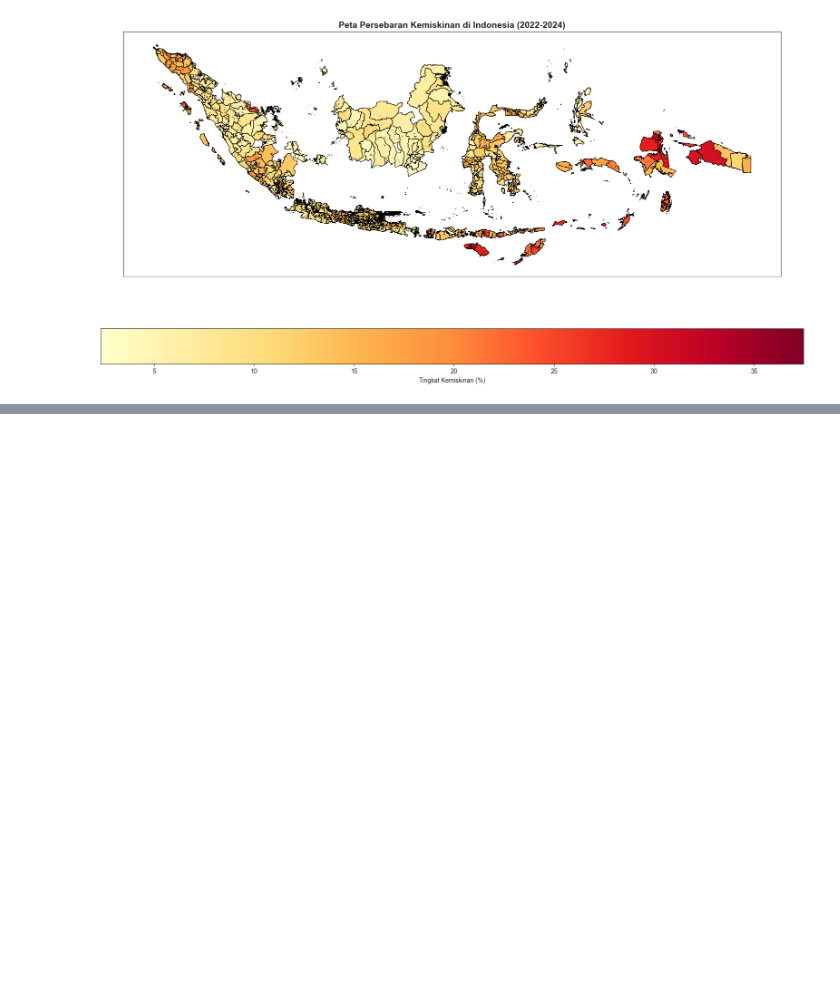
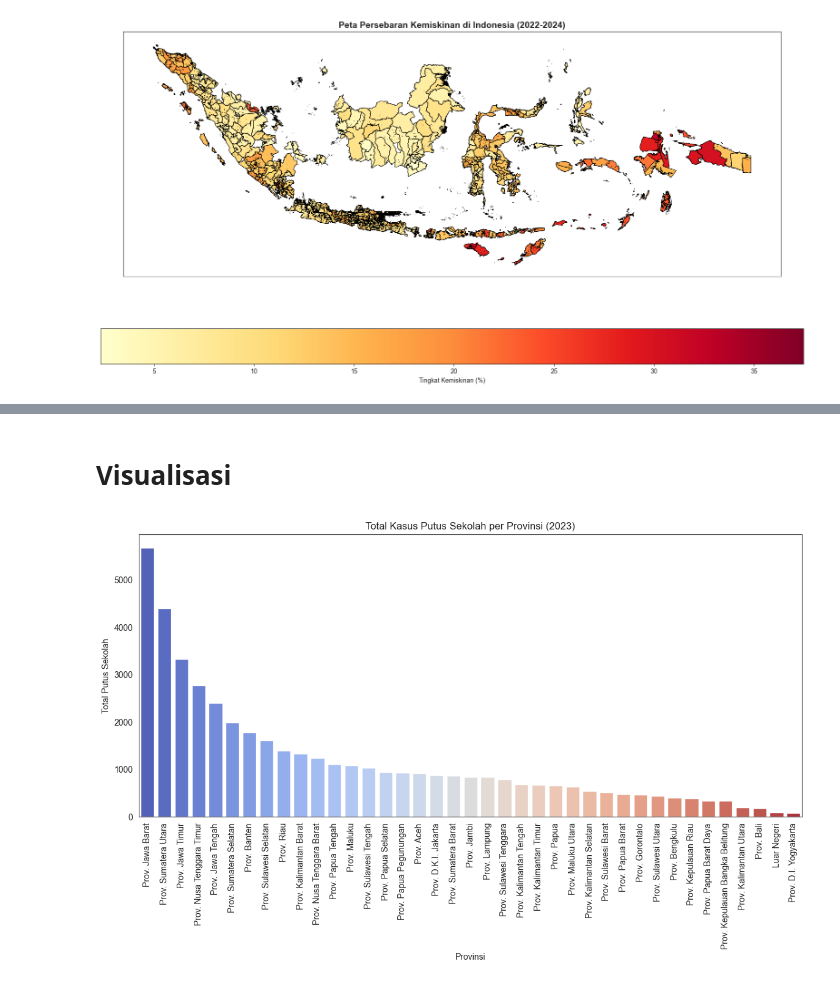
Before and after one commit to Ryanakml/ANALISIS-DAN-VISUALISASI-DATA-KEMISKINAN-INDONESIA-2022-2024, a Jupyter notebook: Persebaran Angka Kemiskinan Indonesia 2024.ipynb, the cells around one changed output, grey strips where cells are left out. Drawn from its saved outputs; the diff is of its cells as text; code cells hidden in the pictures; blank space fills up the shorter version.

```diff
--- a/Persebaran Angka Kemiskinan Indonesia 2024.ipynb
+++ b/Persebaran Angka Kemiskinan Indonesia 2024.ipynb
@@ -208,0 +418,4 @@ plt.show()
+# %%
+putus_sekolah_2023 = pd.read_csv('Putus Sekolah per Provinsi 2023.csv')
+
+putus_sekolah_2023.head()
@@ -208,0 +448,4 @@ plt.show()
+# %%
+putus_sekolah_2023 = putus_sekolah_2023[['Provinsi', 'Jumlah']]
+
+putus_sekolah_2023
@@ -208,0 +466,4 @@ plt.show()
+# %%
+putus_sekolah_2023 = putus_sekolah_2023.groupby("Provinsi", as_index=False).agg({"Jumlah": ["sum", "mean"]})
+
+putus_sekolah_2023.columns = ["Provinsi", "Total Putus Sekolah", "Total"]
@@ -208,0 +490,28 @@ plt.show()
+# %% [markdown]
+# Visualisasi
+# %%
+putus_sekolah_sorted = putus_sekolah_2023.sort_values(by="Total Putus Sekolah", ascending=False)
+
+plt.figure(figsize=(14, 6))
+
+sns.barplot(
+    data=putus_sekolah_sorted,
+    x="Provinsi",
+    y="Total Putus Sekolah",
+    hue="Provinsi",
+    palette="coolwarm",
+    legend=False
+)
+
+# Rotasi label provinsi agar lebih jelas
+plt.xticks(rotation=90)
+
+# Judul dan label sumbu
+plt.xlabel("Provinsi")
+plt.ylabel("Total Putus Sekolah")
+plt.title("Total Kasus Putus Sekolah per Provinsi (2023)")
+
+# Tampilkan plot
+plt.show()
+# %% [output]
+[figure, added]
```
Also changed, not shown: parts of 29 cells of this notebook, 3 other files.
